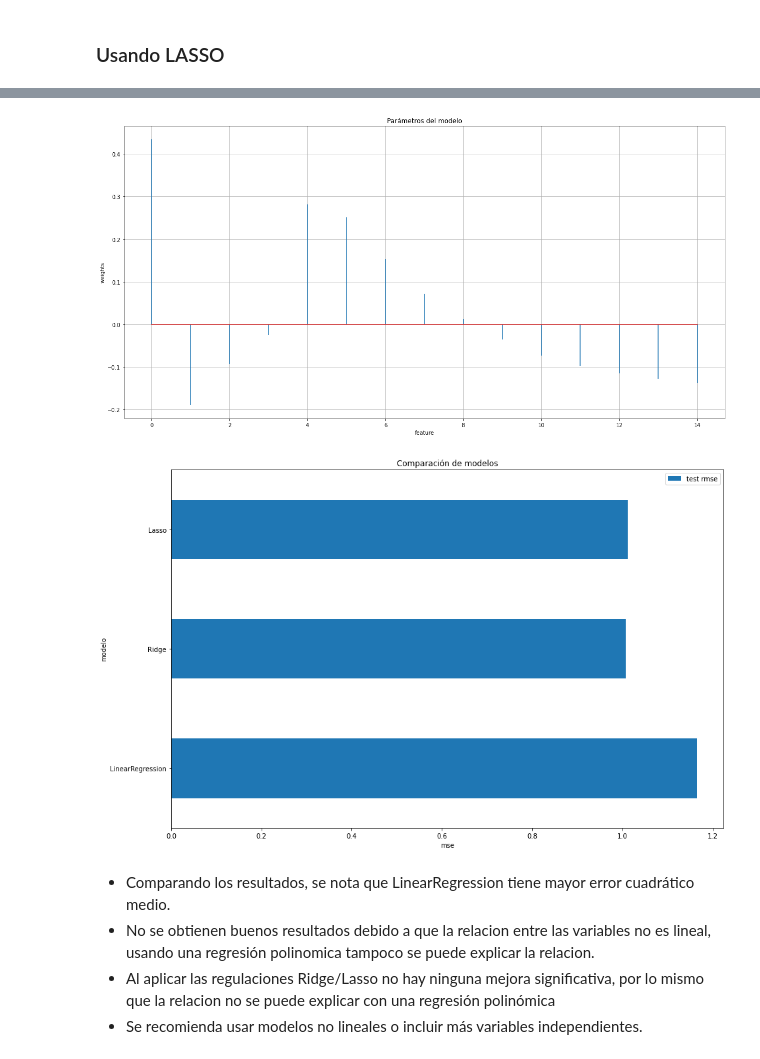
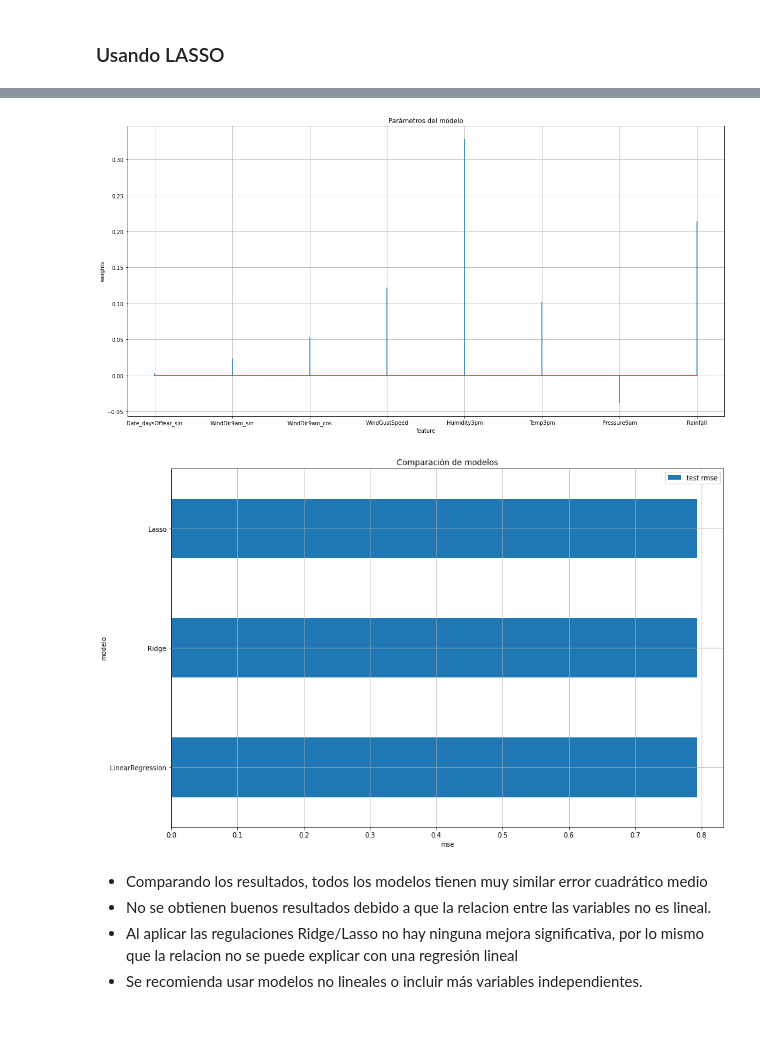
Before and after one commit to freddy120/ad_ceia, a Jupyter notebook: notebooks/tpintegrador/TP Integrador Análisis de datos.ipynb, the cells around one changed output, grey strips where cells are left out. Drawn from its saved outputs; the diff is of its cells as text; code cells hidden in the pictures; blank space fills up the shorter version.

```diff
--- a/notebooks/tpintegrador/TP Integrador Análisis de datos.ipynb
+++ b/notebooks/tpintegrador/TP Integrador Análisis de datos.ipynb
@@ -1939,0 +1907,3 @@ axes.scatter(X_test_scaled[:,0], y_test_predict)
+# %%
+lr_mse = 0.7934032795685714
+lr_mse
@@ -2045,2 +1973,4 @@ ridge_mse = 1.0082986977545767
+# %%
+ridge_mse = 0.7934009115282254
 # %%
 fig, axes = plt.subplots(figsize=(20, 10))
@@ -2107,27 +2034,30 @@ lasso_mse = 1.0125722379612634
+# %%
+lasso_mse = 0.7934032795685886
 # %%
 fig, axes = plt.subplots(figsize=(20, 10))
-axes.stem(np.arange(lassoreg.coef_.shape[0]), lassoreg.coef_.ravel(), markerfmt=' ')
+axes.stem(feature_selection, lassoreg.coef_.ravel(), markerfmt=' ')
 axes.set_xlabel('feature')
 axes.set_ylabel('weights')
 axes.set_title('Parámetros del modelo')
 axes.grid('both')
 # %% [output]
-[figure, old version]
+[figure, new version]
 # %%
 df_comparacion = pd.DataFrame({
     'modelo': ['LinearRegression', 'Ridge', 'Lasso', ],
     'test rmse': [lr_mse, ridge_mse, lasso_mse]
 })
 
 fig, ax = plt.subplots(figsize=(15, 10))
 df_comparacion.set_index('modelo').plot(kind='barh', ax=ax)
 ax.set_xlabel('mse')
 ax.set_ylabel('modelo')
 ax.set_title('Comparación de modelos');
+ax.grid('both')
 # %% [output]
-[figure, old version]
+[figure, new version]
 # %% [markdown]
-* Comparando los resultados, se nota que LinearRegression tiene mayor error cuadrático medio.
-* No se obtienen buenos resultados debido a que la relacion entre las variables no es lineal, usando una regresión polinomica tampoco se puede explicar la relacion.
-* Al aplicar las regulaciones Ridge/Lasso no hay ninguna mejora significativa, por lo mismo que la relacion no se puede explicar con una regresión polinómica
+* Comparando los resultados, todos los modelos tienen muy similar error cuadrático medio
+* No se obtienen buenos resultados debido a que la relacion entre las variables no es lineal.
+* Al aplicar las regulaciones Ridge/Lasso no hay ninguna mejora significativa, por lo mismo que la relacion no se puede explicar con una regresión lineal
 * Se recomienda usar modelos no lineales o incluir más variables independientes.
```
Also changed, not shown: parts of 136 cells of this notebook.
